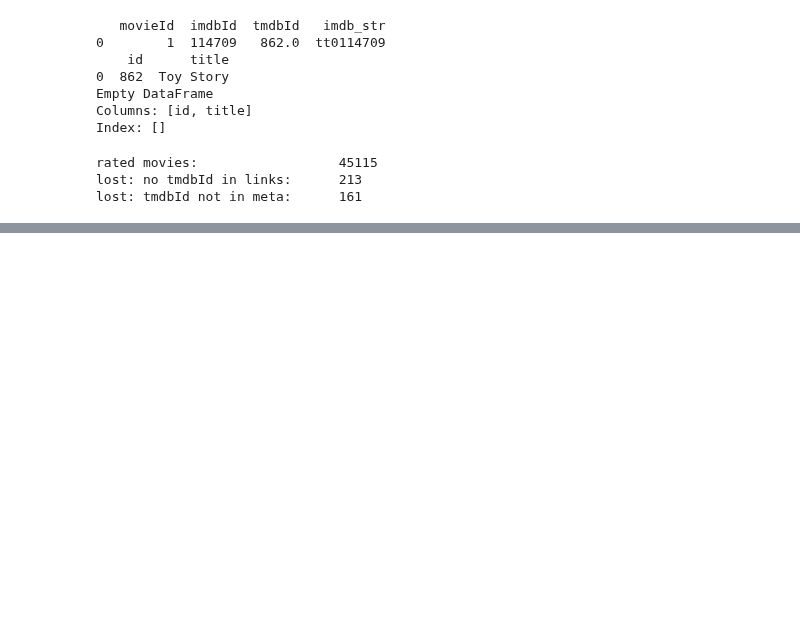
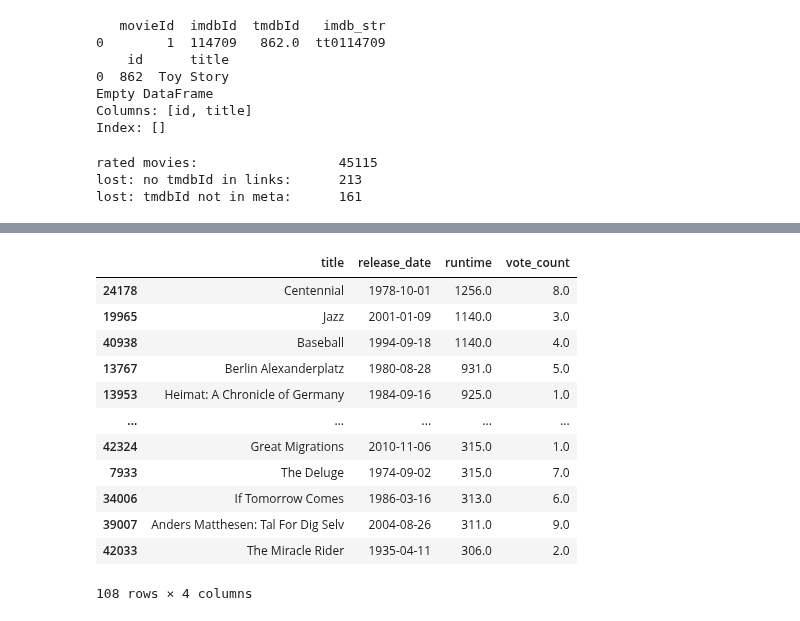
Before and after one commit to anushka-rodrigo/Movie-Intelligence, a Jupyter notebook: src/notebooks/stage1_data_investigation.ipynb, the cells around one changed output, grey strips where cells are left out. Drawn from its saved outputs; the diff is of its cells as text; code cells hidden in the pictures; blank space fills up the shorter version.

```diff
--- a/src/notebooks/stage1_data_investigation.ipynb
+++ b/src/notebooks/stage1_data_investigation.ipynb
@@ -383,0 +635,18 @@ lost: tmdbId not in meta:      161
+# %%
+#very long runtimes
+rt = pd.to_numeric(meta["runtime"], errors="coerce")
+meta.loc[rt > 300, ["title", "release_date", "runtime", "vote_count"]].assign(runtime=rt).sort_values("runtime", ascending=False)
+# %% [output]
+|  | title | release_date | runtime | vote_count |
+| 24178 | Centennial | 1978-10-01 | 1256.0 | 8.0 |
+| 19965 | Jazz | 2001-01-09 | 1140.0 | 3.0 |
+| 40938 | Baseball | 1994-09-18 | 1140.0 | 4.0 |
+| 13767 | Berlin Alexanderplatz | 1980-08-28 | 931.0 | 5.0 |
+| 13953 | Heimat: A Chronicle of Germany | 1984-09-16 | 925.0 | 1.0 |
+| ... | ... | ... | ... | ... |
+| 42324 | Great Migrations | 2010-11-06 | 315.0 | 1.0 |
+| 7933 | The Deluge | 1974-09-02 | 315.0 | 7.0 |
+| 34006 | If Tomorrow Comes | 1986-03-16 | 313.0 | 6.0 |
+| 39007 | Anders Matthesen: Tal For Dig Selv | 2004-08-26 | 311.0 | 9.0 |
+| 42033 | The Miracle Rider | 1935-04-11 | 306.0 | 2.0 |
+108 rows × 4 columns
```
Also changed, not shown: parts of 16 cells of this notebook.
